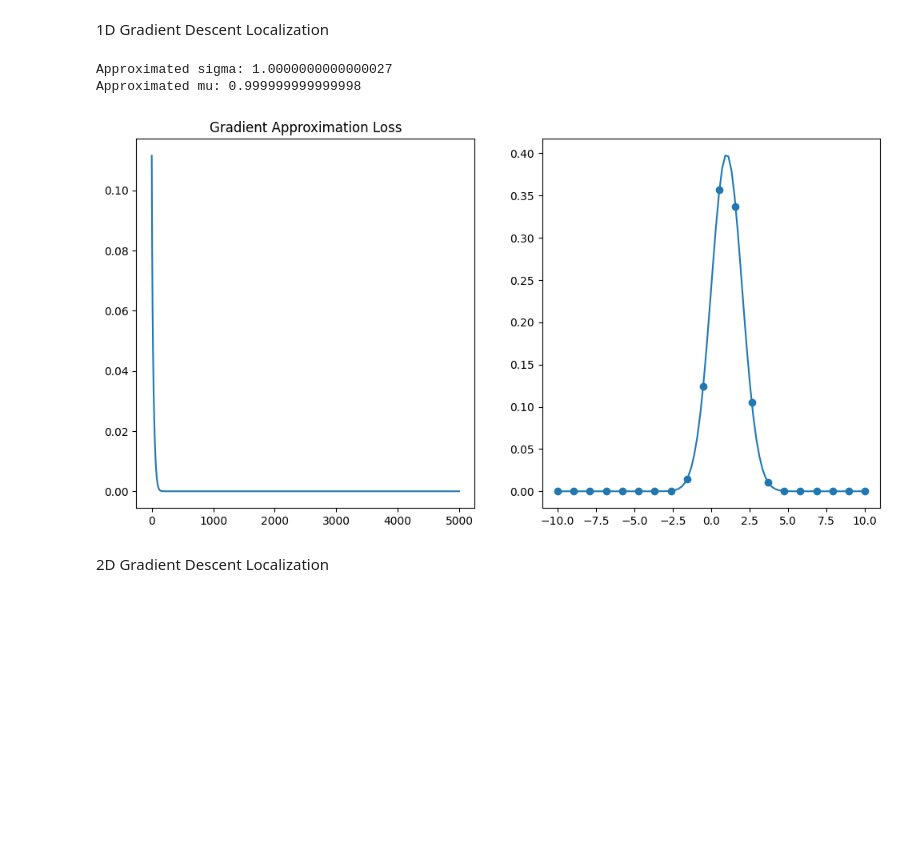
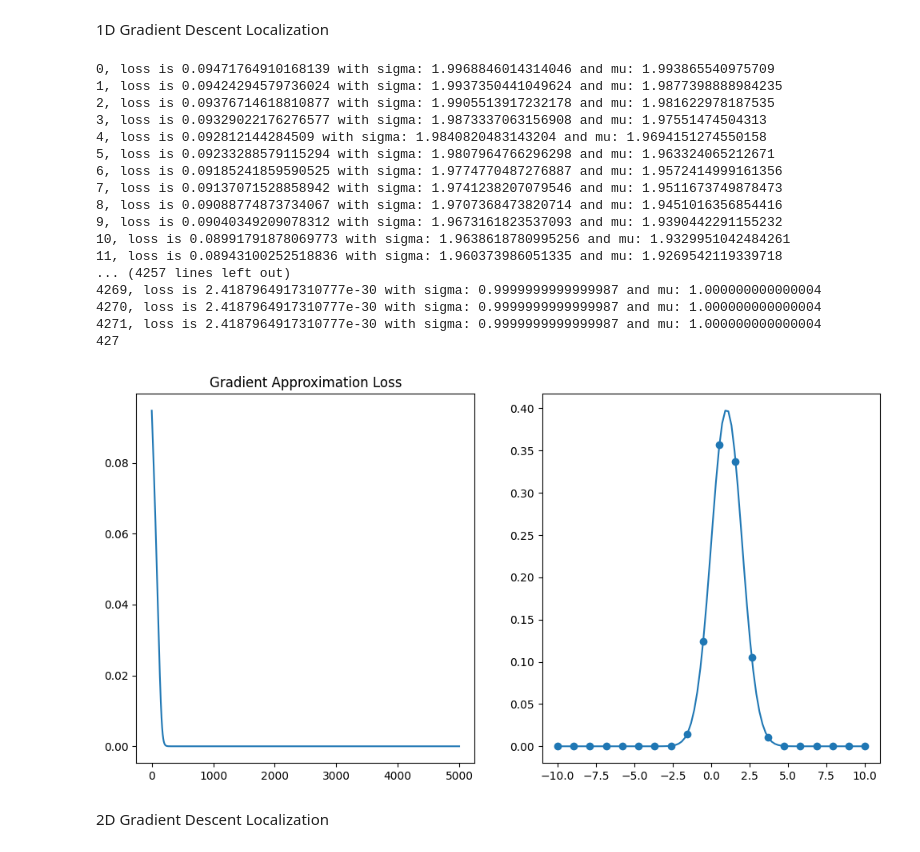
Before and after one commit to NiRVANA1331/g2sim, a Jupyter notebook: grad_desc.ipynb, the cells around one changed output. Cells and saved outputs as stored; diff of their text form; code cells hidden in the pictures; blank space fills up the shorter version.

```diff
--- a/grad_desc.ipynb
+++ b/grad_desc.ipynb
@@ -23,8 +23,8 @@ y = gaussian(x, 1,1)
 # y = gaussian(x, 1, 5) + np.random.randn(len(x))/100
 # plt.scatter(x,y)
 
-sigma = 1
-mu = 0
+sigma = 2
+mu = 2
 lr = 0.1
 
 def descend(x, y, sigma, mu, lr):
@@ -37,37 +37,52 @@ def descend(x, y, sigma, mu, lr):
         dldsigma += 2*(yi-gaussian(xi, sigma, mu))*-1*get_gaussian_grad_sigma(xi, sigma, mu)
 
     sigma = sigma - lr*dldsigma
     mu = mu - lr*dldmu
 
     return sigma, mu
 
 loss_array = np.array([])
 for epoch in range(5000):
     sigma, mu = descend(x,y,sigma, mu, lr)
     yhat = gaussian(x, sigma, mu)
     loss = np.sum((y-yhat)**2,axis=0)
     loss_array = np.append(loss_array, loss)
-    # print(f'{epoch}, loss is {loss} with sigma: {sigma} and mu: {mu}')
+    print(f'{epoch}, loss is {loss} with sigma: {sigma} and mu: {mu}')
 
 # plt.plot(x, gaussian(x, sigma, mu))
 loss_x = np.linspace(0,len(loss_array)-1, len(loss_array))
 
 plt.figure(figsize=(12,6))
 plt.subplot(121)
 plt.plot(loss_x, loss_array)
 plt.title("Gradient Approximation Loss")
 
 
 x_new = np.linspace(-10,10,100)
 plt.subplot(122)
 plt.scatter(x,y)
 plt.plot(x_new, gaussian(x_new, sigma, mu))
 print(f'Approximated sigma: {sigma}')
 print(f'Approximated mu: {mu}')
 # %% [output]
-Approximated sigma: 1.0000000000000027
-Approximated mu: 0.999999999999998
+0, loss is 0.09471764910168139 with sigma: 1.9968846014314046 and mu: 1.993865540975709
+1, loss is 0.09424294579736024 with sigma: 1.9937350441049624 and mu: 1.9877398888984235
+2, loss is 0.09376714618810877 with sigma: 1.9905513917232178 and mu: 1.981622978187535
+3, loss is 0.09329022176276577 with sigma: 1.9873337063156908 and mu: 1.97551474504313
+4, loss is 0.092812144284509 with sigma: 1.9840820483143204 and mu: 1.9694151274550158
+5, loss is 0.09233288579115294 with sigma: 1.9807964766296298 and mu: 1.963324065212671
+6, loss is 0.09185241859590525 with sigma: 1.9774770487276887 and mu: 1.9572414999161356
+7, loss is 0.09137071528858942 with sigma: 1.9741238207079546 and mu: 1.9511673749878473
+8, loss is 0.09088774873734067 with sigma: 1.9707368473820714 and mu: 1.9451016356854416
+9, loss is 0.09040349209078312 with sigma: 1.9673161823537093 and mu: 1.9390442291155232
+10, loss is 0.08991791878069773 with sigma: 1.9638618780995256 and mu: 1.9329951042484261
+11, loss is 0.08943100252518836 with sigma: 1.960373986051335 and mu: 1.9269542119339718
+... (4257 lines left out)
+4269, loss is 2.4187964917310777e-30 with sigma: 0.9999999999999987 and mu: 1.000000000000004
+4270, loss is 2.4187964917310777e-30 with sigma: 0.9999999999999987 and mu: 1.000000000000004
+4271, loss is 2.4187964917310777e-30 with sigma: 0.9999999999999987 and mu: 1.000000000000004
+427
-[figure, old version]
+[figure, new version]
 # %% [markdown]
 2D Gradient Descent Localization
 # %%
```
Also changed, not shown: parts of 4 cells of this notebook.
